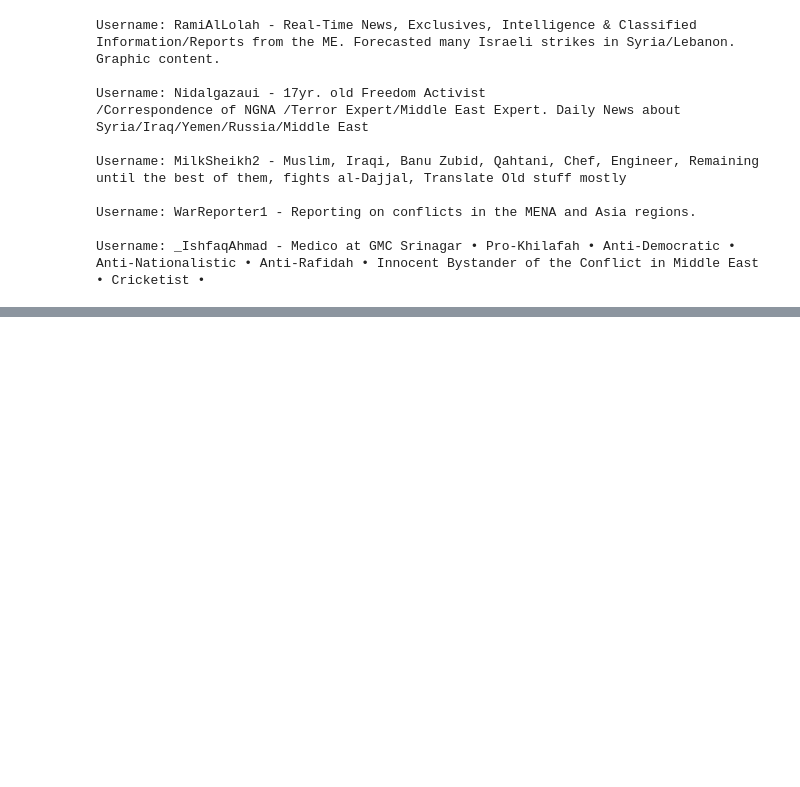
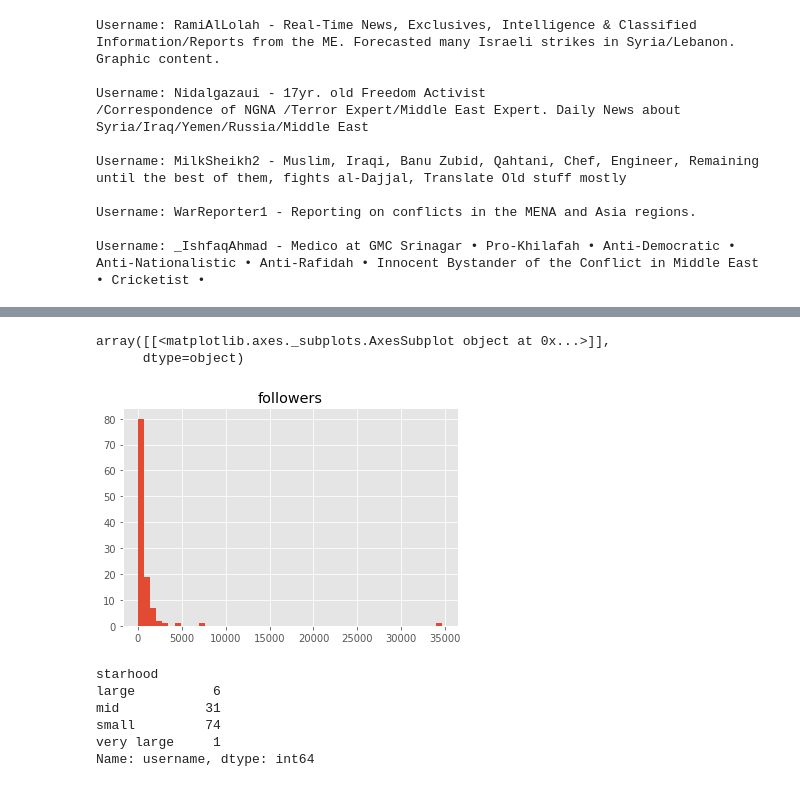
Before and after one commit to nathansimon/DataminingProject, a Jupyter notebook: tweets1/FINAL.ipynb, the cells around one changed output, grey strips where cells are left out. Saved outputs shown, nothing was run; the diff lists cells and outputs as text; code cells hidden in the pictures; blank space fills up the shorter version.

```diff
--- a/tweets1/FINAL.ipynb
+++ b/tweets1/FINAL.ipynb
@@ -178,0 +270,28 @@ plt.show()
+# %%
+summum_popularity = pd.DataFrame(dataset.groupby('username').followers.max())
+summum_popularity.hist(bins=50)
+# %% [output]
+array([[<matplotlib.axes._subplots.AxesSubplot object at 0x...>]],
+      dtype=object)
+[figure, added]
+# %%
+small=500
+mid=2000
+big=10000
+summum_popularity['starhood']='none'
+summum_popularity.loc[summum_popularity.followers<small,'starhood']='small'
+summum_popularity.loc[(summum_popularity.followers>small) & (summum_popularity.followers<mid),'starhood']='mid'
+summum_popularity.loc[(summum_popularity.followers>mid) & (summum_popularity.followers<big),'starhood']='large'
+summum_popularity.loc[(summum_popularity.followers>big),'starhood']='very large'
+dataset.set_index('username', inplace=True)
+dataset['starhood']=summum_popularity.starhood
+dataset.reset_index(inplace=True)
+
+print(dataset.groupby('starhood').username.unique().apply(lambda x: x.size))
+# %% [output]
+starhood
+large          6
+mid           31
+small         74
+very large     1
+Name: username, dtype: int64
```
Also changed, not shown: parts of 17 cells of this notebook.
